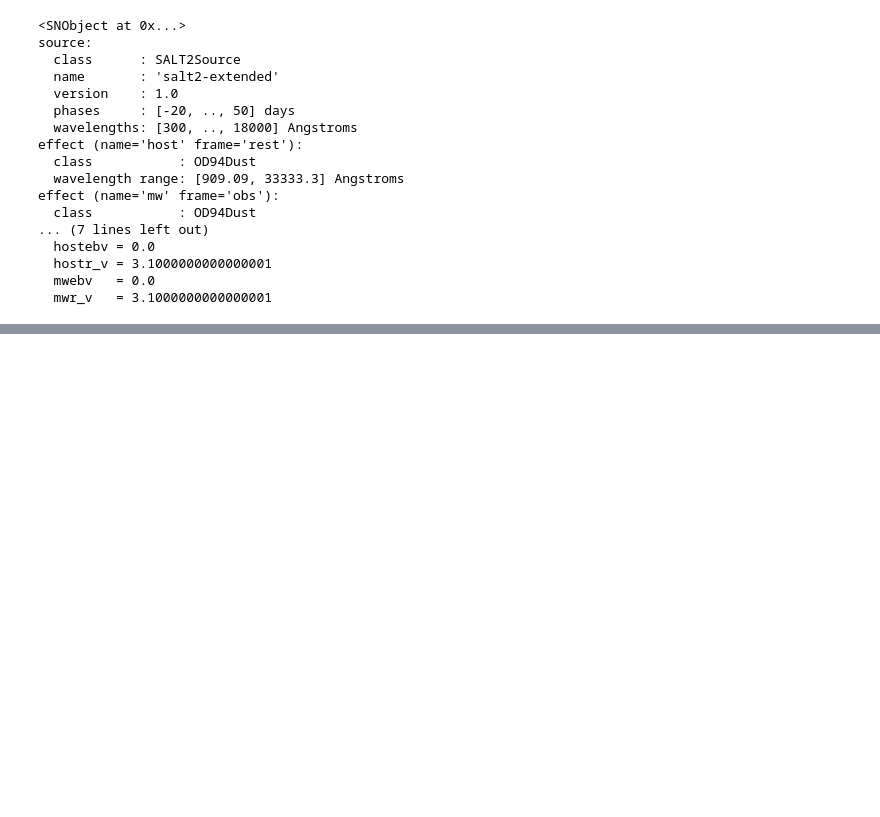
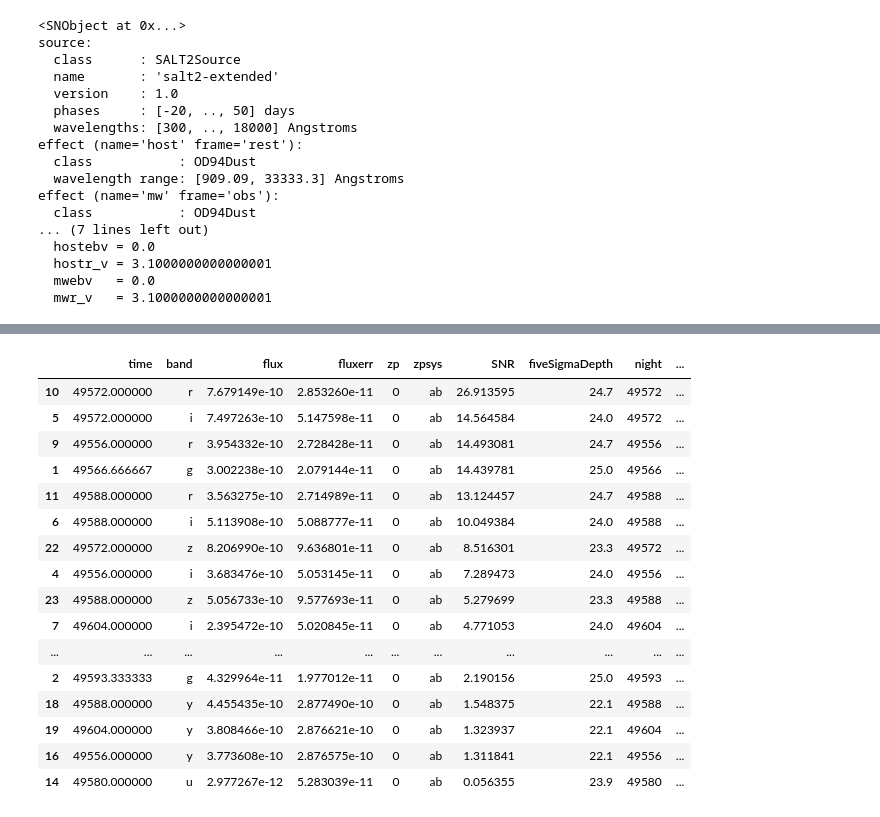
Before and after one commit to rbiswas4/Cadence, a Jupyter notebook: examples/ChangingRedshift.ipynb, the cells around one changed output, grey strips where cells are left out. Drawn from its saved outputs; the diff is of its cells as text; code cells hidden in the pictures; blank space fills up the shorter version.

```diff
--- a/examples/ChangingRedshift.ipynb
+++ b/examples/ChangingRedshift.ipynb
@@ -74,3 +97,5 @@ effect (name='mw' frame='obs'):
   hostr_v = 3.1000000000000001
   mwebv   = 0.0
   mwr_v   = 3.1000000000000001
+# %%
+xx = q.lightcurve.copy()
@@ -76,0 +106,2 @@ effect (name='mw' frame='obs'):
+# %%
+xx['mag'] = -2.5 * np.log10(xx.flux)
@@ -76,0 +116,20 @@ effect (name='mw' frame='obs'):
+# %%
+xx
+# %% [output]
+|  | time | band | flux | fluxerr | zp | zpsys | SNR | fiveSigmaDepth | night | ... |
+| 10 | 49572.000000 | r | 7.679149e-10 | 2.853260e-11 | 0 | ab | 26.913595 | 24.7 | 49572 | ... |
+| 5 | 49572.000000 | i | 7.497263e-10 | 5.147598e-11 | 0 | ab | 14.564584 | 24.0 | 49572 | ... |
+| 9 | 49556.000000 | r | 3.954332e-10 | 2.728428e-11 | 0 | ab | 14.493081 | 24.7 | 49556 | ... |
+| 1 | 49566.666667 | g | 3.002238e-10 | 2.079144e-11 | 0 | ab | 14.439781 | 25.0 | 49566 | ... |
+| 11 | 49588.000000 | r | 3.563275e-10 | 2.714989e-11 | 0 | ab | 13.124457 | 24.7 | 49588 | ... |
+| 6 | 49588.000000 | i | 5.113908e-10 | 5.088777e-11 | 0 | ab | 10.049384 | 24.0 | 49588 | ... |
+| 22 | 49572.000000 | z | 8.206990e-10 | 9.636801e-11 | 0 | ab | 8.516301 | 23.3 | 49572 | ... |
+| 4 | 49556.000000 | i | 3.683476e-10 | 5.053145e-11 | 0 | ab | 7.289473 | 24.0 | 49556 | ... |
+| 23 | 49588.000000 | z | 5.056733e-10 | 9.577693e-11 | 0 | ab | 5.279699 | 23.3 | 49588 | ... |
+| 7 | 49604.000000 | i | 2.395472e-10 | 5.020845e-11 | 0 | ab | 4.771053 | 24.0 | 49604 | ... |
+| ... | ... | ... | ... | ... | ... | ... | ... | ... | ... | ... |
+| 2 | 49593.333333 | g | 4.329964e-11 | 1.977012e-11 | 0 | ab | 2.190156 | 25.0 | 49593 | ... |
+| 18 | 49588.000000 | y | 4.455435e-10 | 2.877490e-10 | 0 | ab | 1.548375 | 22.1 | 49588 | ... |
+| 19 | 49604.000000 | y | 3.808466e-10 | 2.876621e-10 | 0 | ab | 1.323937 | 22.1 | 49604 | ... |
+| 16 | 49556.000000 | y | 3.773608e-10 | 2.876575e-10 | 0 | ab | 1.311841 | 22.1 | 49556 | ... |
+| 14 | 49580.000000 | u | 2.977267e-12 | 5.283039e-11 | 0 | ab | 0.056355 | 23.9 | 49580 | ... |
```
Also changed, not shown: parts of 10 cells of this notebook, 5 other files.
